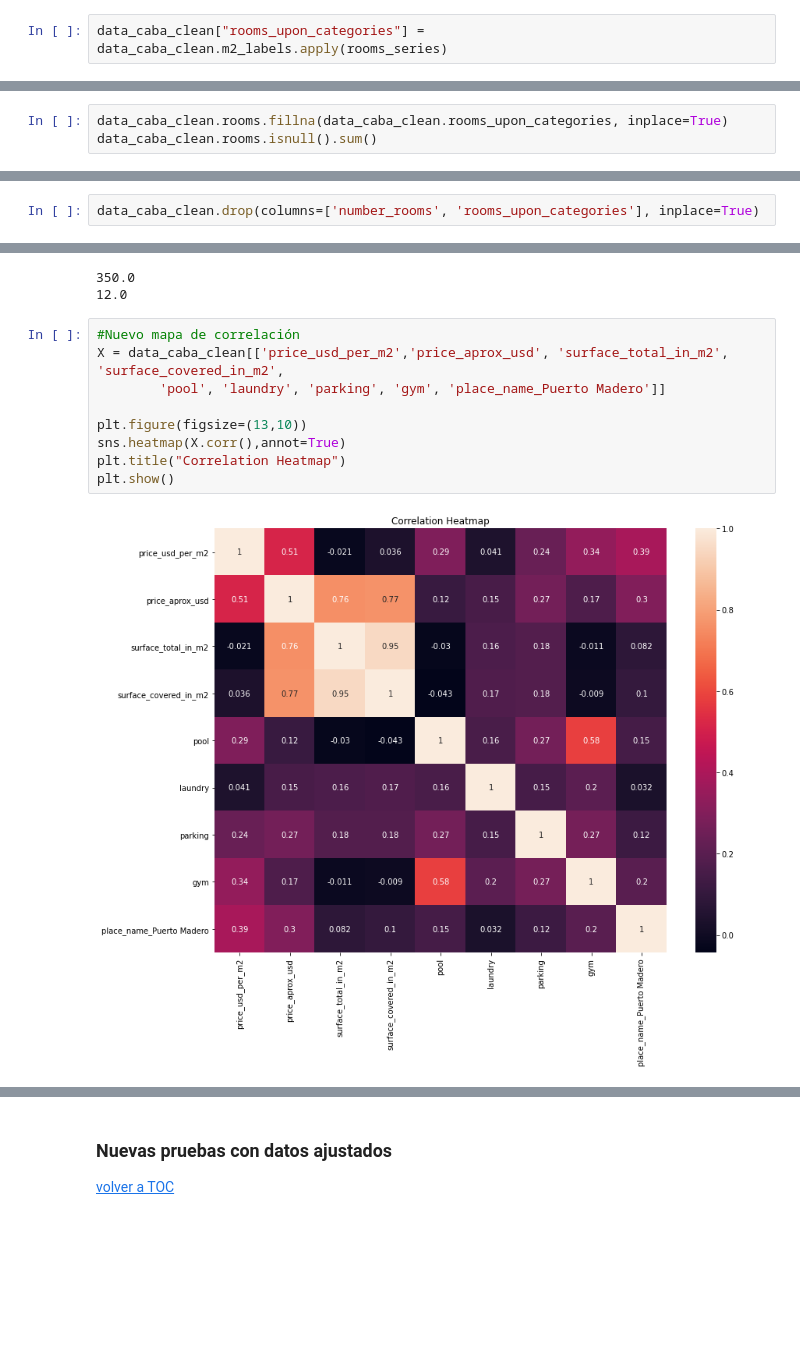
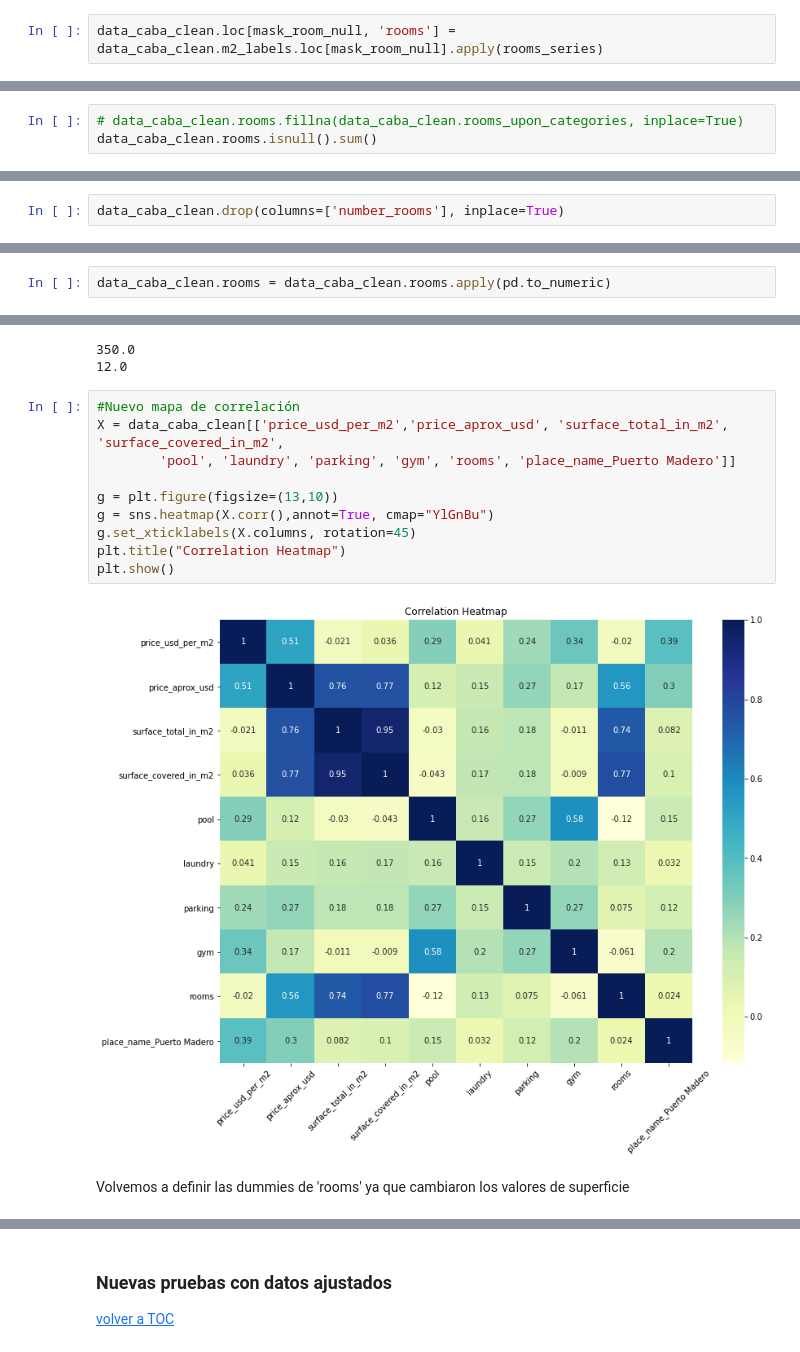
Before and after one commit to nachommm/Desafio2, a Jupyter notebook: desafio2_v5.ipynb, the cells around one changed output, grey strips where cells are left out. Drawn from its saved outputs; the diff is of its cells as text; blank space fills up the shorter version.

```diff
--- a/desafio2_v5.ipynb
+++ b/desafio2_v5.ipynb
@@ -618,2 +622,2 @@ dtype('int64')
 # %%
-data_caba_clean["rooms_upon_categories"] = data_caba_clean.m2_labels.apply(rooms_series)
+data_caba_clean.loc[mask_room_null, 'rooms'] = data_caba_clean.m2_labels.loc[mask_room_null].apply(rooms_series)
@@ -620,4 +646,4 @@ data_caba_clean["rooms_upon_categories"] = data_caba_clean.m2_labels.apply(rooms
 # %%
-data_caba_clean.rooms.fillna(data_caba_clean.rooms_upon_categories, inplace=True)
+# data_caba_clean.rooms.fillna(data_caba_clean.rooms_upon_categories, inplace=True)
 data_caba_clean.rooms.isnull().sum()
 # %% [output]
@@ -642,5 +680,5 @@ data_room_null = data_caba_clean.loc[mask_room_null, 'surface_covered_in_m2']
 # %%
-data_caba_clean.drop(columns=['number_rooms', 'rooms_upon_categories'], inplace=True)
+data_caba_clean.drop(columns=['number_rooms'], inplace=True)
 # %%
 cant_nulos_por_campo = data_caba_clean.isnull().sum()
 cant_nulos_por_campo
@@ -666,3 +703,5 @@ data_caba_clean.shape
+# %%
+data_caba_clean.rooms = data_caba_clean.rooms.apply(pd.to_numeric)
 # %%
 data_caba_clean.dtypes
 # %% [output]
@@ -1133,11 +1202,14 @@ print(data_caba_clean.surface_covered_in_m2.min())
 # %%
 #Nuevo mapa de correlación
 X = data_caba_clean[['price_usd_per_m2','price_aprox_usd', 'surface_total_in_m2', 'surface_covered_in_m2',
-        'pool', 'laundry', 'parking', 'gym', 'place_name_Puerto Madero']]
+        'pool', 'laundry', 'parking', 'gym', 'rooms', 'place_name_Puerto Madero']]
 
-plt.figure(figsize=(13,10))
-sns.heatmap(X.corr(),annot=True)
+g = plt.figure(figsize=(13,10))
+g = sns.heatmap(X.corr(),annot=True, cmap="YlGnBu")
+g.set_xticklabels(X.columns, rotation=45)
 plt.title("Correlation Heatmap")
 plt.show()
 # %% [output]
-[figure, old version]
+[figure, new version]
+# %% [markdown]
+Volvemos a definir las dummies de 'rooms' ya que cambiaron los valores de superficie
```
Also changed, not shown: parts of 57 cells of this notebook.
